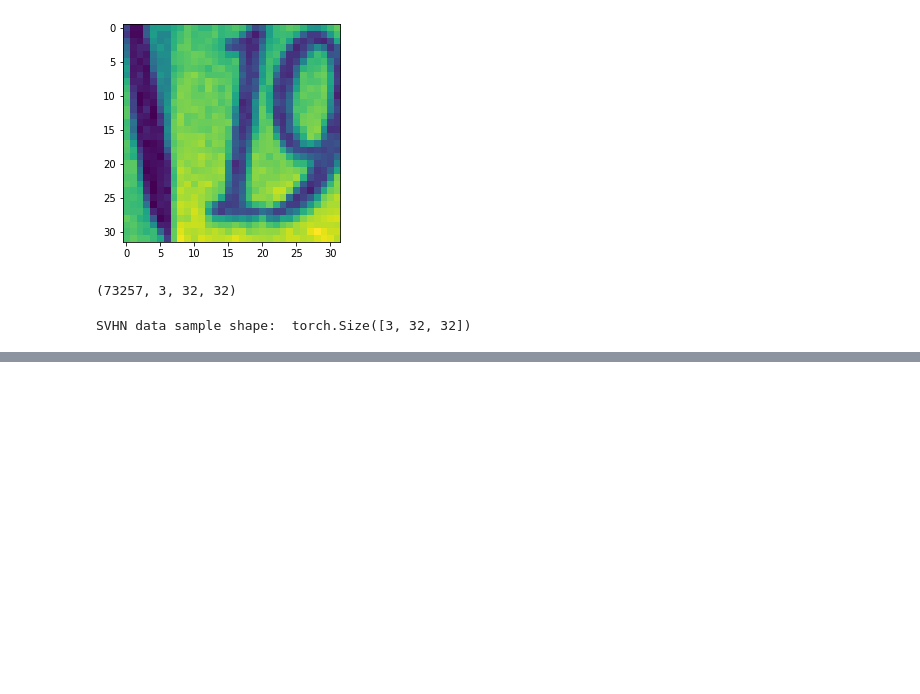
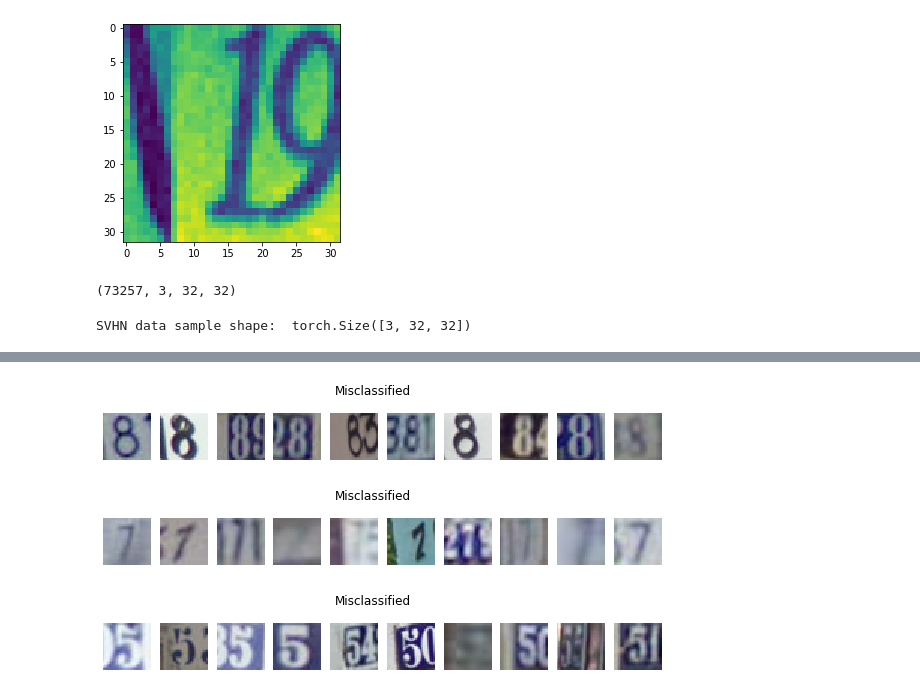
Before and after one commit to shlvd/toy_proj_ml, a Jupyter notebook: Pytorch_dlcourse_ai.ipynb, the cells around one changed output, grey strips where cells are left out. Drawn from its saved outputs; the diff is of its cells as text; code cells hidden in the pictures; blank space fills up the shorter version.

```diff
--- a/Pytorch_dlcourse_ai.ipynb
+++ b/Pytorch_dlcourse_ai.ipynb
@@ -204,0 +304,51 @@ Average loss: 1.318091, Train accuracy: 0.698717, Val accuracy: 0.668077
+# %%
+data_train_images = dset.SVHN('./data/', split='train')
+
+def visualize_images(indices, data, title='', max_num=10):
+    """
+    Visualizes several images from the dataset
+
+    indices: array of indices to visualize
+    data: torch Dataset with the images
+    title: string, title of the plot
+    max_num: int, max number of images to display
+    """
+    to_show = min(len(indices), max_num)
+    fig = plt.figure(figsize=(10,1.5))
+    fig.suptitle(title)
+    for i, index in enumerate(indices[:to_show]):
+        plt.subplot(1,to_show, i+1)
+        plt.axis('off')
+        sample = data[index][0]
+        plt.imshow(sample)
+
+def visualize_predicted_actual(predicted_class, gt_class, predictions, groud_truth, val_indices, data):
+    """
+    Visualizes images of a ground truth class which were predicted as the other class
+
+    predicted: int 0-9, index of the predicted class
+    gt_class: int 0-9, index of the ground truth class
+    predictions: np array of ints, model predictions for all validation samples
+    ground_truth: np array of ints, ground truth for all validation samples
+    val_indices: np array of ints, indices of validation samples
+    """
+
+    # TODO: Implement visualization using visualize_images above
+    # predictions and ground_truth are provided for validation set only, defined by val_indices
+    # Hint: numpy index arrays might be helpful
+    # https://docs.scipy.org/doc/numpy/user/basics.indexing.html#index-arrays
+    # Please make the title meaningful!
+
+    indices = val_indices[(gt == gt_class)&(predictions == predicted_class)]
+    visualize_images(indices, data, 'Misclassified')
+
+
+visualize_predicted_actual(6, 8, predictions, gt, np.array(val_indices), data_train_images)
+visualize_predicted_actual(1, 7, predictions, gt, np.array(val_indices), data_train_images)
+# %% [output]
+[figure, added]
+[figure, added]
+# %%
+visualize_predicted_actual(3, 5, predictions, gt, np.array(val_indices), data_train_images)
+# %% [output]
+[figure, added]
```
Also changed, not shown: parts of 8 cells of this notebook.
